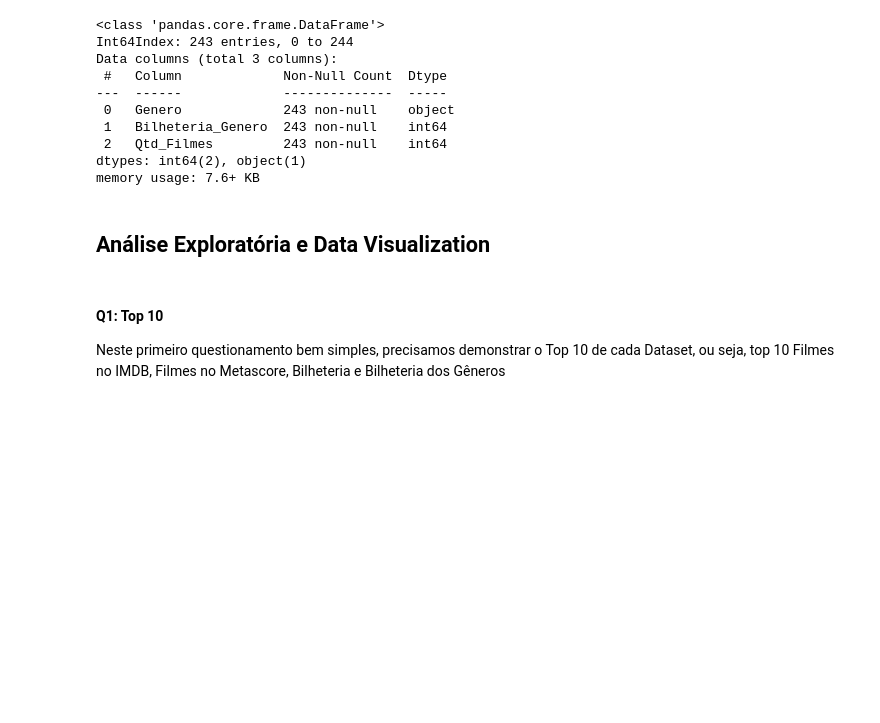
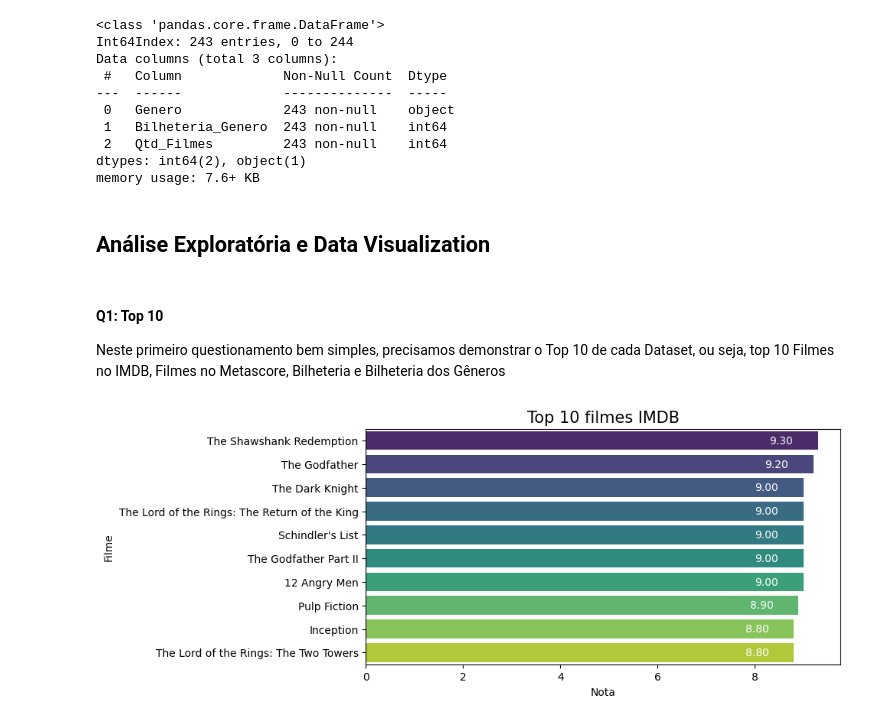
Before and after one commit to Henrxque/Analise_exploratoria_IMDB, a Jupyter notebook: Analise_Exploratoria_IMDB.ipynb, the cells around one changed output. Drawn from its saved outputs; the diff is of its cells as text; code cells hidden in the pictures; blank space fills up the shorter version.

```diff
--- a/Analise_Exploratoria_IMDB.ipynb
+++ b/Analise_Exploratoria_IMDB.ipynb
@@ -358,3 +358,19 @@ memory usage: 7.6+ KB
 #### Q1: Top 10
 
 Neste primeiro questionamento bem simples, precisamos demonstrar o Top 10 de cada Dataset, ou seja, top 10 Filmes no IMDB, Filmes no Metascore,  Bilheteria e Bilheteria dos Gêneros
+# %%
+plt.figure(figsize=(8,4))
+plt.title('Top 10 filmes IMDB', fontsize=15)
+filmes = sns.barplot(x='Nota',y='Filme',data= movies.head(10),palette='viridis')
+
+for p in filmes.patches:
+    width = p.get_width()    #obter a largura da barra
+    filmes.text(width + -1, #posicionei o texto em -1 para aparecer dentro da barra
+            p.get_y() + p.get_height() / 2, # obtive a posição do Y + posição do X  / 2
+            '{:1.2f}'.format(width), # Para aparecer duas casas decimais
+            ha = 'left',   # Ordenar pela horizontal
+            va = 'center',# Ordenar pela vertical
+            color='white') #coloquei a cor branca por causa das cores do plot
+plt.show()
+# %% [output]
+[figure, added]
```
Also changed, not shown: parts of 2 cells of this notebook.
